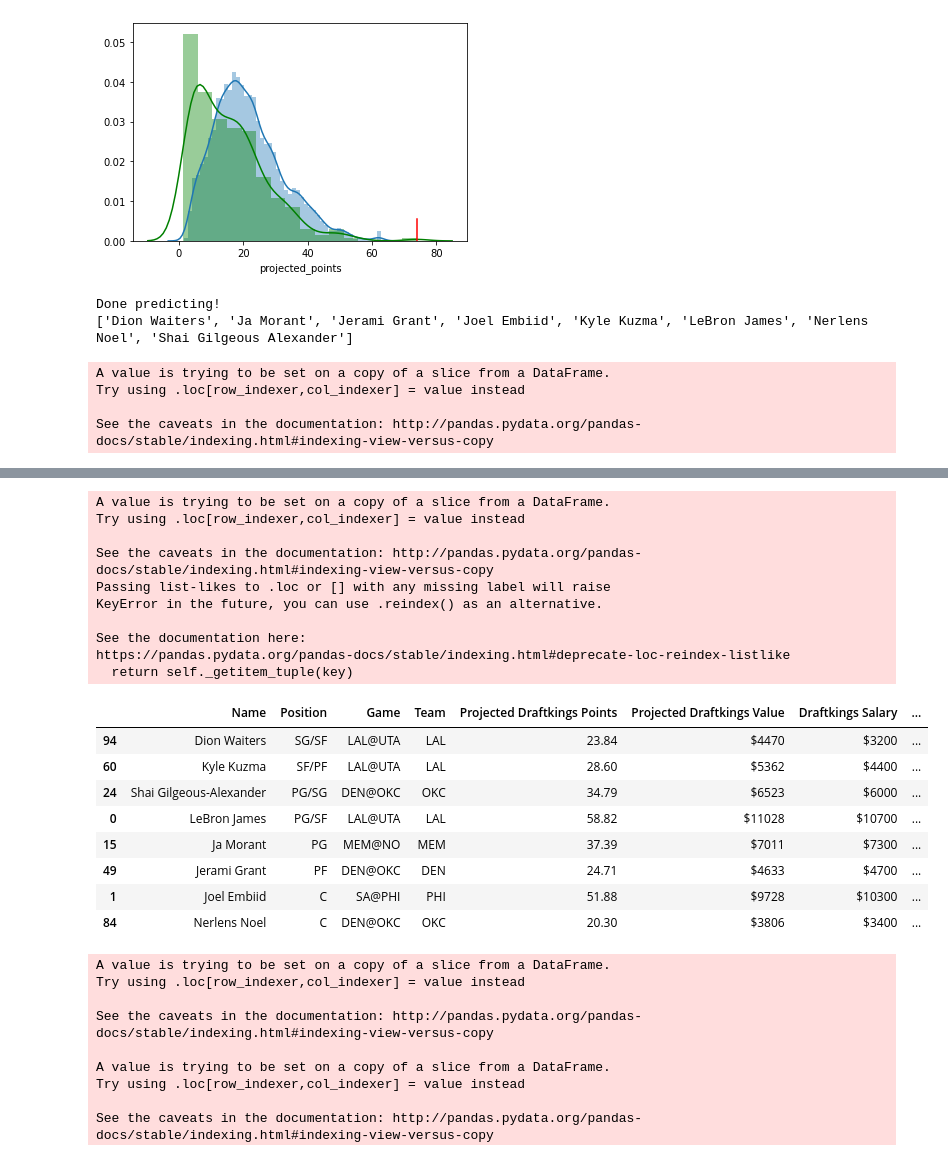
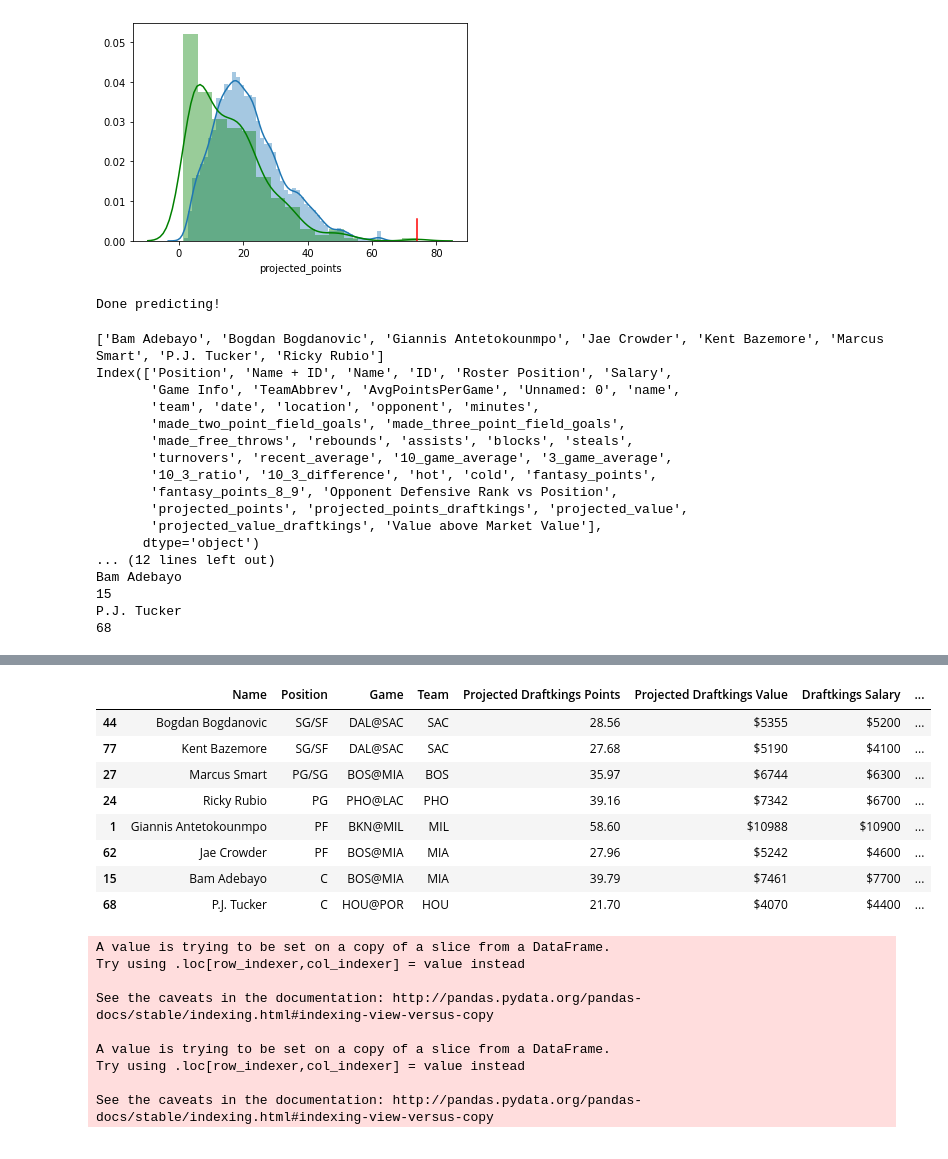
Before and after one commit to Shaviv-Hoffman-Lowitz/Sports-Analytics-Group-at-Berkeley-Machine-Learning-Project, a Jupyter notebook: final_model.ipynb, the cells around one changed output, grey strips where cells are left out. Drawn from its saved outputs; the diff is of its cells as text; code cells hidden in the pictures.

```diff
--- a/final_model.ipynb
+++ b/final_model.ipynb
@@ -458,7 +459,7 @@ def statline_output(player_box_scores, input_statistics):
 def generate_optimal_lineup(players, positions, values, costs, budget):
     num_variables = len(players)
 
-    lp = LpProblem("My LP Problem", pulp.LpMaximize)
+    lp = LpProblem("My LP Problem", LpMaximize)
 
     d = {}
     for i in range(0, num_variables):
@@ -500,7 +501,7 @@ def generate_optimal_lineup(players, positions, values, costs, budget):
 def generate_optimal_lineup_draftkings(players, positions, values, costs, budget):
     num_variables = len(players)
 
-    lp = LpProblem("My LP Problem", pulp.LpMaximize)
+    lp = LpProblem("My LP Problem", LpMaximize)
 
     d = {}
     for i in range(0, num_variables):
@@ -853,7 +849,8 @@ difficult_names_map_draftkings = {"Luka Dončić": "Luka Doncic",
 punctuation_names = {"Kentavious Caldwell Pope": "Kentavious Caldwell-Pope",
                     "Marcus Morris Sr.": "Marcus Morris",
                     "Shai Gilgeous Alexander": "Shai Gilgeous-Alexander",
-                    "Al Farouq Aminu": "Al-Farouq Aminu"}
+                    "Al Farouq Aminu": "Al-Farouq Aminu",
+                    "Naz Mitrou Long": "Naz Mitrou-Long"}
 # %%
 def optimal_lineup_fanduel_games(game_date, predictions, fanduel_csv, players_out = []):
     fanduel_data = pd.read_csv(fanduel_csv)
@@ -934,18 +931,19 @@ def optimal_lineup_draftkings_games(game_date, predictions, draftkings_csv, play
     draftkings_data_with_predictions_injuries["Salary"] = ['$' + str(s) for s in draftkings_data_with_predictions_injuries["Salary"]]
     projs_in_optimal = [(draftkings_data_with_predictions_injuries.loc[i, "Name"] in optimal_lineup) for i in draftkings_data_with_predictions_injuries.index]
     lineup_return = draftkings_data_with_predictions_injuries[projs_in_optimal].sort_values(by=["Position"], ascending = False)
-    lineup_return = lineup_return.loc[:, ["Name", "Position", "Game Info", "TeamAbbrev", 'projected_points', 'projected_value', 'projected_points_draftkings', 'projected_value_draftkings', "Salary", "Value above Market Value", "AvgPointsPerGame", '10_game_average', '3_game_average', "Injury Indicator", "Injury Details", "minutes", "made_two_point_field_goals", 'made_three_point_field_goals',
+    print(lineup_return.columns)
+    lineup_return = lineup_return.loc[:, ["Name", "Position", "Game Info", "TeamAbbrev", 'projected_points', 'projected_value', 'projected_points_draftkings', 'projected_value_draftkings', "Salary", "Value above Market Value", "AvgPointsPerGame", '10_game_average', '3_game_average', "minutes", "made_two_point_field_goals", 'made_three_point_field_goals',
        'made_free_throws', 'rebounds', 'assists', 'blocks', 'steals', 'turnovers','hot', 'cold']].fillna(" ")
-    lineup_return.columns = ["Name", "Position", "Game", "Team", 'Projected Fanduel Points', 'Projected Fanduel Value', 'Projected Draftkings Points', 'Projected Draftkings Value', "Draftkings Salary", "Value above Draftkings Value", "FPPG", '10 Game Average (Fanduel)', '3 Game Average (Fanduel)', "Injury Indicator", "Injury Details", "Minutes", "2PT FG", '3PT FG',
+    lineup_return.columns = ["Name", "Position", "Game", "Team", 'Projected Fanduel Points', 'Projected Fanduel Value', 'Projected Draftkings Points', 'Projected Draftkings Value', "Draftkings Salary", "Value above Draftkings Value", "FPPG", '10 Game Average (Fanduel)', '3 Game Average (Fanduel)', "Minutes", "2PT FG", '3PT FG',
        'FTM', 'Rebounds', 'Assists', 'Blocks', 'Steals', 'Turnovers','Hot', 'Cold']
-    csv_return = draftkings_data_with_predictions.loc[:, ["Name", "Position", "Salary", "Game Info", "TeamAbbrev", 'projected_points', 'projected_value', "Value above Market Value", 'projected_points_draftkings', 'projected_value_draftkings', "AvgPointsPerGame", '10_game_average', '3_game_average', "Injury Indicator", "Injury Details", "minutes", "made_two_point_field_goals", 'made_three_point_field_goals',
+    csv_return = draftkings_data_with_predictions.loc[:, ["Name", "Position", "Salary", "Game Info", "TeamAbbrev", 'projected_points', 'projected_value', "Value above Market Value", 'projected_points_draftkings', 'projected_value_draftkings', "AvgPointsPerGame", '10_game_average', '3_game_average', "minutes", "made_two_point_field_goals", 'made_three_point_field_goals',
        'made_free_throws', 'rebounds', 'assists', 'blocks', 'steals', 'turnovers', "Opponent Defensive Rank vs Position", 'hot', 'cold']].fillna(" ")
-    csv_return.columns = ["Name", "Position", "Salary", "Game", "Team", 'Projected Fanduel Points', 'Projected Fanduel Value', "Value above Fanduel Value", 'Projected Draftkings Points', 'Projected Draftkings Value', "FPPG", '10 Game Average (Fanduel)', '3 Game Average (Fanduel)', "Injury Indicator", "Injury Details", "Minutes", "2PT FG", '3PT FG',
+    csv_return.columns = ["Name", "Position", "Salary", "Game", "Team", 'Projected Fanduel Points', 'Projected Fanduel Value', "Value above Fanduel Value", 'Projected Draftkings Points', 'Projected Draftkings Value', "FPPG", '10 Game Average (Fanduel)', '3 Game Average (Fanduel)', "Minutes", "2PT FG", '3PT FG',
        'FTM', 'Rebounds', 'Assists', 'Blocks', 'Steals', 'Turnovers', "Opponent Defensive Rank vs Position", 'Hot', 'Cold']
-    csv_return_dfs = csv_return.loc[:, ["Name", "Position", "Salary", "Game", "Team", 'Projected Fanduel Points', 'Projected Fanduel Value', "Value above Fanduel Value", 'Projected Draftkings Points', 'Projected Draftkings Value', "FPPG", '10 Game Average (Fanduel)', '3 Game Average (Fanduel)', "Opponent Defensive Rank vs Position", "Injury Indicator", "Injury Details", 'Hot', 'Cold']]
+    csv_return_dfs = csv_return.loc[:, ["Name", "Position", "Salary", "Game", "Team", 'Projected Fanduel Points', 'Projected Fanduel Value', "Value above Fanduel Value", 'Projected Draftkings Points', 'Projected Draftkings Value', "FPPG", '10 Game Average (Fanduel)', '3 Game Average (Fanduel)', "Opponent Defensive Rank vs Position", 'Hot', 'Cold']]
     csv_return_projections = csv_return.loc[:, ["Name", "Position", "Game", "Team", "Minutes", "2PT FG", '3PT FG',
-       'FTM', 'Rebounds', 'Assists', 'Blocks', 'Steals', 'Turnovers', "Opponent Defensive Rank vs Position", "Injury Indicator", "Injury Details"]]
-    lineup_return = lineup_return.loc[:, ["Name", "Position", "Game", "Team", 'Projected Draftkings Points', 'Projected Draftkings Value', "Draftkings Salary", "Value above Draftkings Value", "FPPG", "Injury Indicator", "Injury Details", 'Hot', 'Cold']]
+       'FTM', 'Rebounds', 'Assists', 'Blocks', 'Steals', 'Turnovers', "Opponent Defensive Rank vs Position"]]
+    lineup_return = lineup_return.loc[:, ["Name", "Position", "Game", "Team", 'Projected Draftkings Points', 'Projected Draftkings Value', "Draftkings Salary", "Value above Draftkings Value", "FPPG", 'Hot', 'Cold']]
 
     fanduel_statlines = pd.read_csv("./AllCSVs/statline_projections_to_display_" + str(game_date.month) + "_" + str(game_date.day) + "_" + str(game_date.year) + ".csv").fillna(" ")
     injury_indicators = []
@@ -968,17 +966,29 @@ def optimal_lineup_draftkings_games(game_date, predictions, draftkings_csv, play
     lineup_return.to_csv("./AllCSVs/optimal_draftkings_lineup_" + str(game_date.month) + "_" + str(game_date.day) + "_" + str(game_date.year) + ".csv")
     return csv_return_dfs, csv_return_projections, lineup_return
 
-preds = pd.read_csv("./AllCSVs/predictions_for_08_03_2020_unplayed.csv")
+preds = pd.read_csv("./AllCSVs/predictions_for_08_04_2020_unplayed.csv")
 
-fd_csv = "./AllCSVs/FanDuel-NBA-2020-08-03-47582-players-list.csv"
+fd_csv = "./AllCSVs/FanDuel-NBA-2020-08-04-47631-players-list.csv"
 
-dk_csv = "./AllCSVs/DKSalaries_08032020.csv"
+dk_csv = "./AllCSVs/DKSalaries_08042020.csv"
 
-optimal_lineup_draftkings_games(datetime(2020, 8, 3), preds, dk_csv, ["Jamal Murray", "Malcolm Brogdon", "Bradley Beal", "LaMarcus Aldridge", "Justise Winslow", "Domantas Sabonis", "Avery Bradley"])[2]
+optimal_lineup_draftkings_games(datetime(2020, 8, 4), preds, dk_csv, ["Kemba Walker", "Hassan Whiteside", "Meyers Leonard", "Marvin Bagley III", "Spencer Dinwiddie", "Kyrie Irving", "Trevor Ariza", "DeAndre Jordan", "Dwight Powell", "Jeremy Lamb", "Rodney Hood", "Delon Wright", "Naz Mitrou-Long", "Jabari Parker", "Zach Collins", "Alex Len", "Montrezl Harrell", "Corey Brewer"])[2]
 # %% [output]
 Done predicting!
-['Dion Waiters', 'Ja Morant', 'Jerami Grant', 'Joel Embiid', 'Kyle Kuzma', 'LeBron James', 'Nerlens Noel', 'Shai Gilgeous Alexander']
-A value is trying to be set on a copy of a slice from a DataFrame.
-Try using .loc[row_indexer,col_indexer] = value instead
-
-See the caveats in the documentation: http://pandas.pydata.org/pandas-docs/stable/indexing.html#indexing-view-versus-copy
+['Bam Adebayo', 'Bogdan Bogdanovic', 'Giannis Antetokounmpo', 'Jae Crowder', 'Kent Bazemore', 'Marcus Smart', 'P.J. Tucker', 'Ricky Rubio']
+Index(['Position', 'Name + ID', 'Name', 'ID', 'Roster Position', 'Salary',
+       'Game Info', 'TeamAbbrev', 'AvgPointsPerGame', 'Unnamed: 0', 'name',
+       'team', 'date', 'location', 'opponent', 'minutes',
+       'made_two_point_field_goals', 'made_three_point_field_goals',
+       'made_free_throws', 'rebounds', 'assists', 'blocks', 'steals',
+       'turnovers', 'recent_average', '10_game_average', '3_game_average',
+       '10_3_ratio', '10_3_difference', 'hot', 'cold', 'fantasy_points',
+       'fantasy_points_8_9', 'Opponent Defensive Rank vs Position',
+       'projected_points', 'projected_points_draftkings', 'projected_value',
+       'projected_value_draftkings', 'Value above Market Value'],
+      dtype='object')
+... (12 lines left out)
+Bam Adebayo
+15
+P.J. Tucker
+68
@@ -1001,22 +1005,12 @@ Nerlens Noel
-A value is trying to be set on a copy of a slice from a DataFrame.
-Try using .loc[row_indexer,col_indexer] = value instead
-
-See the caveats in the documentation: http://pandas.pydata.org/pandas-docs/stable/indexing.html#indexing-view-versus-copy
-Passing list-likes to .loc or [] with any missing label will raise
-KeyError in the future, you can use .reindex() as an alternative.
-
-See the documentation here:
-https://pandas.pydata.org/pandas-docs/stable/indexing.html#deprecate-loc-reindex-listlike
-  return self._getitem_tuple(key)
 |  | Name | Position | Game | Team | Projected Draftkings Points | Projected Draftkings Value | Draftkings Salary | ... |
-| 94 | Dion Waiters | SG/SF | LAL@UTA | LAL | 23.84 | $4470 | $3200 | ... |
-| 60 | Kyle Kuzma | SF/PF | LAL@UTA | LAL | 28.60 | $5362 | $4400 | ... |
-| 24 | Shai Gilgeous-Alexander | PG/SG | DEN@OKC | OKC | 34.79 | $6523 | $6000 | ... |
-| 0 | LeBron James | PG/SF | LAL@UTA | LAL | 58.82 | $11028 | $10700 | ... |
-| 15 | Ja Morant | PG | MEM@NO | MEM | 37.39 | $7011 | $7300 | ... |
-| 49 | Jerami Grant | PF | DEN@OKC | DEN | 24.71 | $4633 | $4700 | ... |
-| 1 | Joel Embiid | C | SA@PHI | PHI | 51.88 | $9728 | $10300 | ... |
-| 84 | Nerlens Noel | C | DEN@OKC | OKC | 20.30 | $3806 | $3400 | ... |
+| 44 | Bogdan Bogdanovic | SG/SF | DAL@SAC | SAC | 28.56 | $5355 | $5200 | ... |
+| 77 | Kent Bazemore | SG/SF | DAL@SAC | SAC | 27.68 | $5190 | $4100 | ... |
+| 27 | Marcus Smart | PG/SG | BOS@MIA | BOS | 35.97 | $6744 | $6300 | ... |
+| 24 | Ricky Rubio | PG | PHO@LAC | PHO | 39.16 | $7342 | $6700 | ... |
+| 1 | Giannis Antetokounmpo | PF | BKN@MIL | MIL | 58.60 | $10988 | $10900 | ... |
+| 62 | Jae Crowder | PF | BOS@MIA | MIA | 27.96 | $5242 | $4600 | ... |
+| 15 | Bam Adebayo | C | BOS@MIA | MIA | 39.79 | $7461 | $7700 | ... |
+| 68 | P.J. Tucker | C | HOU@POR | HOU | 21.70 | $4070 | $4400 | ... |
 # %%
 def regression_by_sample(start_date, end_date, sample_size, weight):
     full_df = box_scores_for_range_of_days(start_date, end_date)
```
Also changed, not shown: parts of 4 cells of this notebook, 11 other files.
